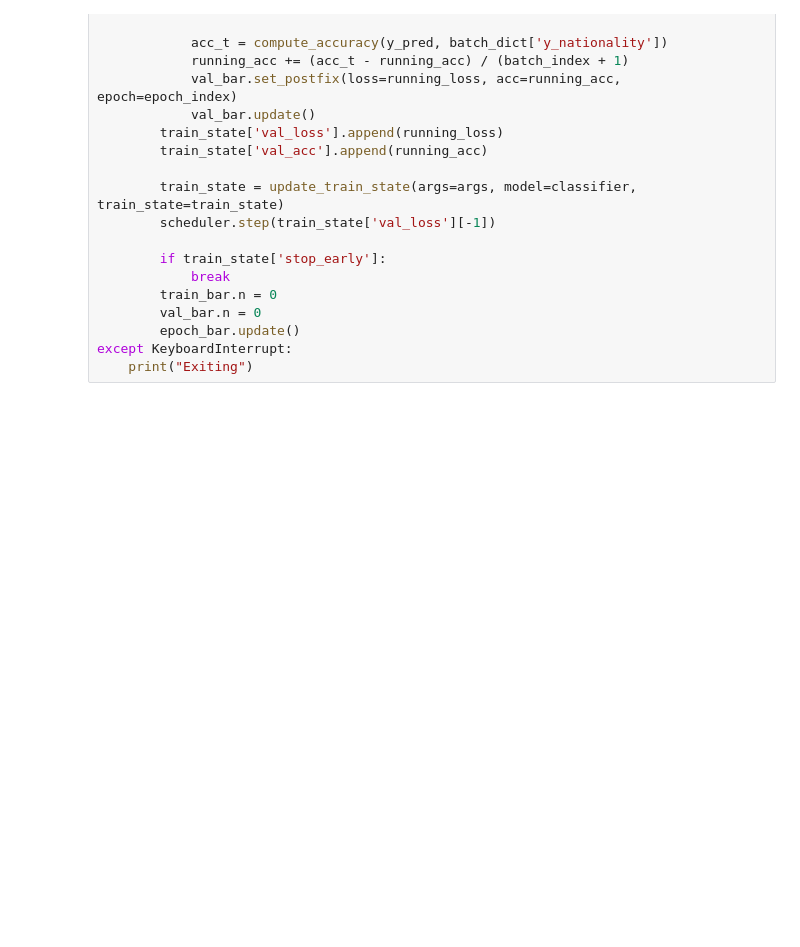
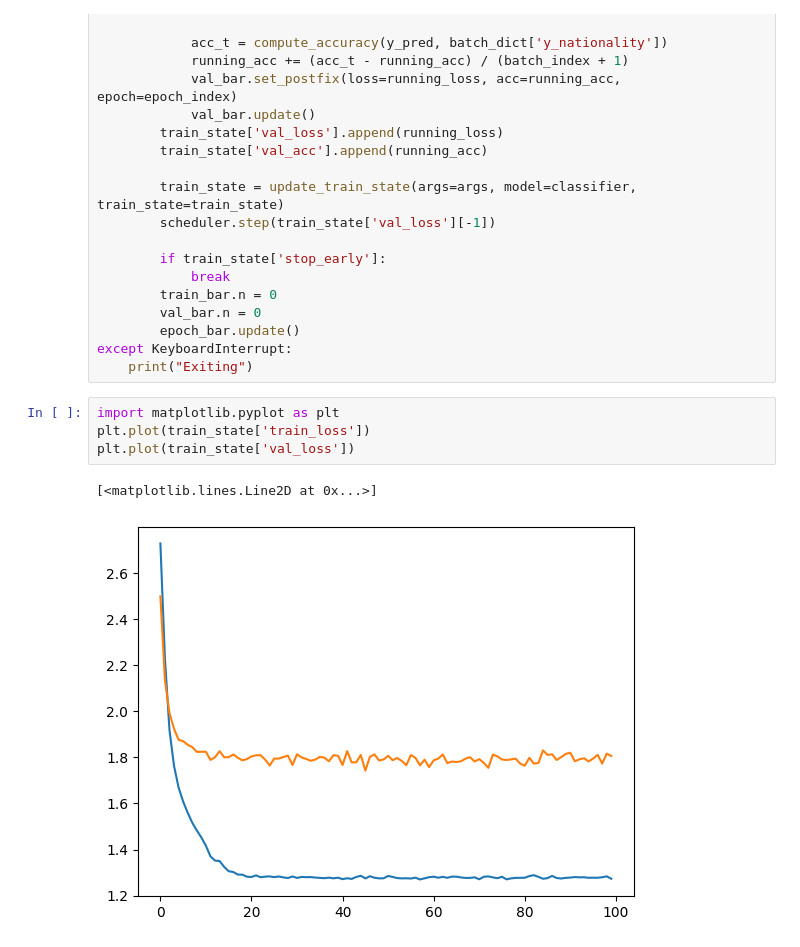
Before and after one commit to Lamantin12/NLP_with_PyTorch_book, a Jupyter notebook: 4_chapter/surnames_classif_with_MLP.ipynb, the cells around one changed output. Saved outputs shown, nothing was run; the diff lists cells and outputs as text; blank space fills up the shorter version.

```diff
--- a/4_chapter/surnames_classif_with_MLP.ipynb
+++ b/4_chapter/surnames_classif_with_MLP.ipynb
@@ -386,3 +386,10 @@ try:
         epoch_bar.update()
 except KeyboardInterrupt:
     print("Exiting")
+# %%
+import matplotlib.pyplot as plt
+plt.plot(train_state['train_loss'])
+plt.plot(train_state['val_loss'])
+# %% [output]
+[<matplotlib.lines.Line2D at 0x...>]
+[figure, added]
```
Also changed, not shown: parts of 12 cells of this notebook, 3 other files.
